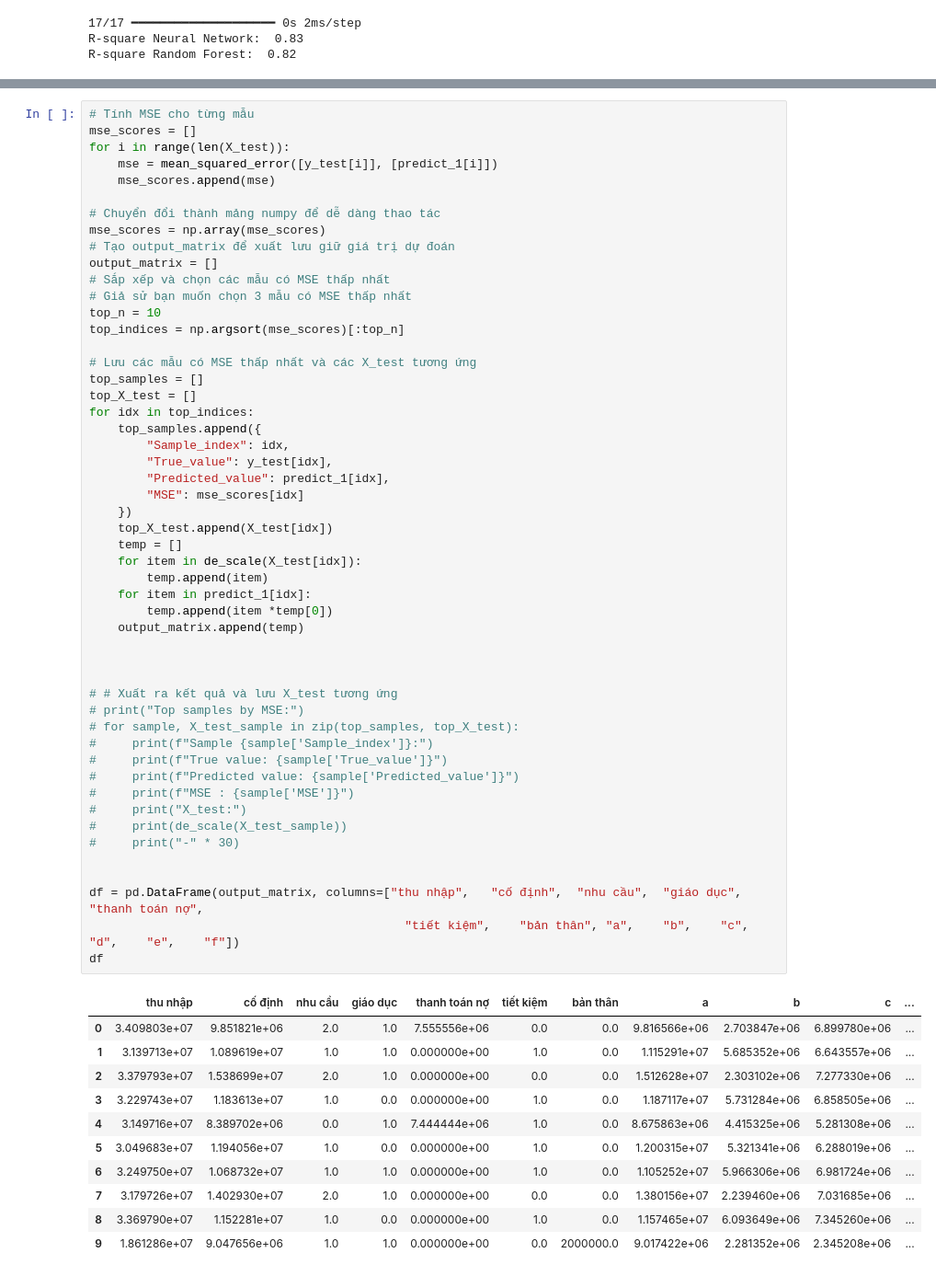
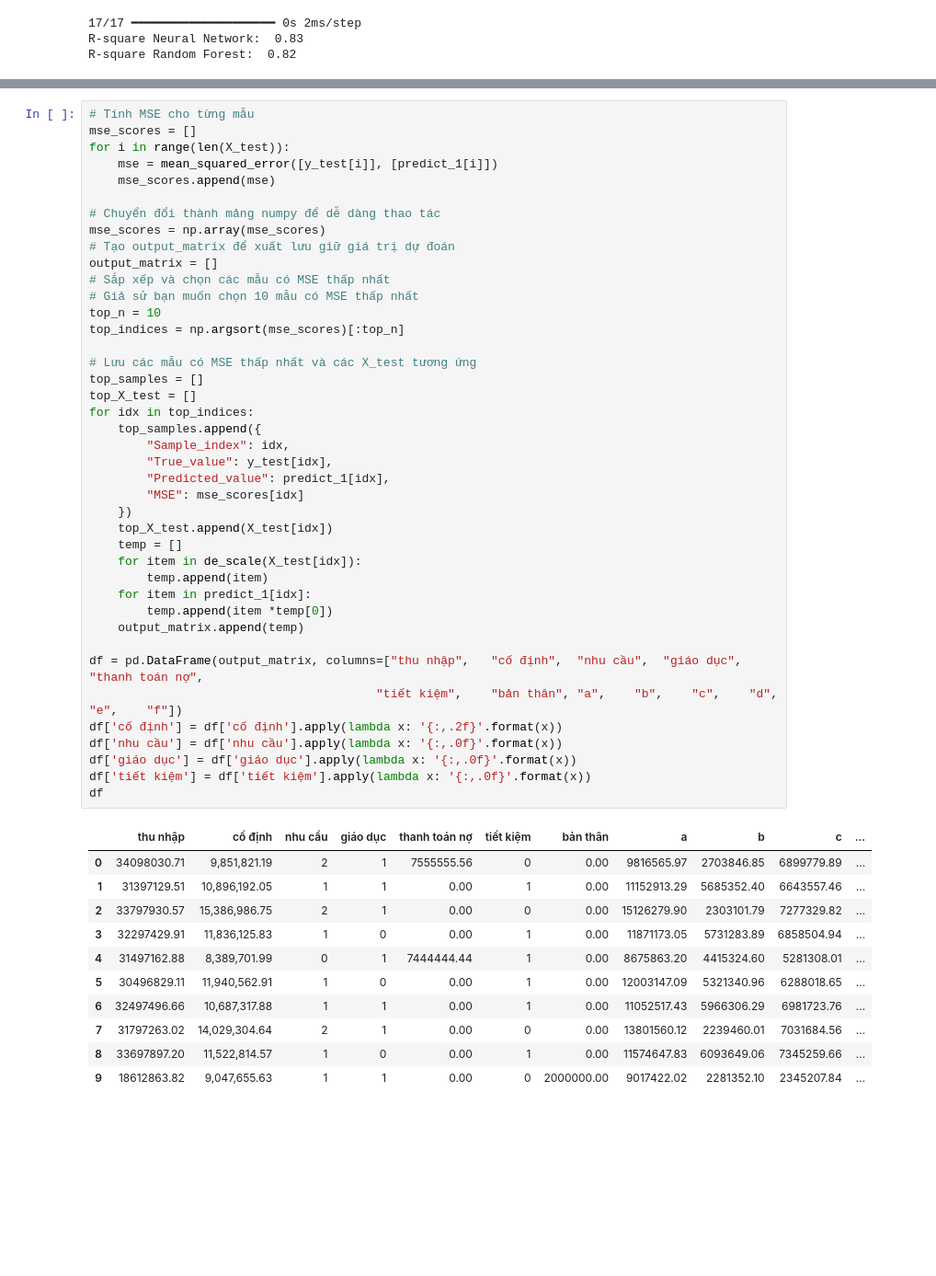
Before and after one commit to OnionSm/CS117.O22, a Jupyter notebook: implementation.ipynb, the cells around one changed output, grey strips where cells are left out. Shown at 92% size. Saved outputs shown, nothing was run; the diff lists cells and outputs as text; blank space fills up the shorter version.

```diff
--- a/implementation.ipynb
+++ b/implementation.ipynb
@@ -262,56 +294,46 @@ for i in range(len(X_test)):
 # Chuyển đổi thành mảng numpy để dễ dàng thao tác
 mse_scores = np.array(mse_scores)
 # Tạo output_matrix để xuất lưu giữ giá trị dự đoán
 output_matrix = []
 # Sắp xếp và chọn các mẫu có MSE thấp nhất
-# Giả sử bạn muốn chọn 3 mẫu có MSE thấp nhất
+# Giả sử bạn muốn chọn 10 mẫu có MSE thấp nhất
 top_n = 10
 top_indices = np.argsort(mse_scores)[:top_n]
 
 # Lưu các mẫu có MSE thấp nhất và các X_test tương ứng
 top_samples = []
 top_X_test = []
 for idx in top_indices:
     top_samples.append({
         "Sample_index": idx,
         "True_value": y_test[idx],
         "Predicted_value": predict_1[idx],
         "MSE": mse_scores[idx]
     })
     top_X_test.append(X_test[idx])
     temp = []
     for item in de_scale(X_test[idx]):
         temp.append(item)
     for item in predict_1[idx]:
         temp.append(item *temp[0])
     output_matrix.append(temp)
 
-
-
-# # Xuất ra kết quả và lưu X_test tương ứng
-# print("Top samples by MSE:")
-# for sample, X_test_sample in zip(top_samples, top_X_test):
-#     print(f"Sample {sample['Sample_index']}:")
-#     print(f"True value: {sample['True_value']}")
-#     print(f"Predicted value: {sample['Predicted_value']}")
-#     print(f"MSE : {sample['MSE']}")
-#     print("X_test:")
-#     print(de_scale(X_test_sample))
-#     print("-" * 30)
-
-
 df = pd.DataFrame(output_matrix, columns=["thu nhập",	"cố định",	"nhu cầu",	"giáo dục", "thanh toán nợ",
-                                          	"tiết kiệm",	"bản thân",	"a",	"b",	"c",	"d",	"e",	"f"])
+                                      	"tiết kiệm",	"bản thân",	"a",	"b",	"c",	"d",	"e",	"f"])
+df['cố định'] = df['cố định'].apply(lambda x: '{:,.2f}'.format(x))
+df['nhu cầu'] = df['nhu cầu'].apply(lambda x: '{:,.0f}'.format(x))
+df['giáo dục'] = df['giáo dục'].apply(lambda x: '{:,.0f}'.format(x))
+df['tiết kiệm'] = df['tiết kiệm'].apply(lambda x: '{:,.0f}'.format(x))
 df
 # %% [output]
 |  | thu nhập | cố định | nhu cầu | giáo dục | thanh toán nợ | tiết kiệm | bản thân | a | b | c | ... |
-| 0 | 3.409803e+07 | 9.851821e+06 | 2.0 | 1.0 | 7.555556e+06 | 0.0 | 0.0 | 9.816566e+06 | 2.703847e+06 | 6.899780e+06 | ... |
-| 1 | 3.139713e+07 | 1.089619e+07 | 1.0 | 1.0 | 0.000000e+00 | 1.0 | 0.0 | 1.115291e+07 | 5.685352e+06 | 6.643557e+06 | ... |
-| 2 | 3.379793e+07 | 1.538699e+07 | 2.0 | 1.0 | 0.000000e+00 | 0.0 | 0.0 | 1.512628e+07 | 2.303102e+06 | 7.277330e+06 | ... |
-| 3 | 3.229743e+07 | 1.183613e+07 | 1.0 | 0.0 | 0.000000e+00 | 1.0 | 0.0 | 1.187117e+07 | 5.731284e+06 | 6.858505e+06 | ... |
-| 4 | 3.149716e+07 | 8.389702e+06 | 0.0 | 1.0 | 7.444444e+06 | 1.0 | 0.0 | 8.675863e+06 | 4.415325e+06 | 5.281308e+06 | ... |
-| 5 | 3.049683e+07 | 1.194056e+07 | 1.0 | 0.0 | 0.000000e+00 | 1.0 | 0.0 | 1.200315e+07 | 5.321341e+06 | 6.288019e+06 | ... |
-| 6 | 3.249750e+07 | 1.068732e+07 | 1.0 | 1.0 | 0.000000e+00 | 1.0 | 0.0 | 1.105252e+07 | 5.966306e+06 | 6.981724e+06 | ... |
-| 7 | 3.179726e+07 | 1.402930e+07 | 2.0 | 1.0 | 0.000000e+00 | 0.0 | 0.0 | 1.380156e+07 | 2.239460e+06 | 7.031685e+06 | ... |
-| 8 | 3.369790e+07 | 1.152281e+07 | 1.0 | 0.0 | 0.000000e+00 | 1.0 | 0.0 | 1.157465e+07 | 6.093649e+06 | 7.345260e+06 | ... |
-| 9 | 1.861286e+07 | 9.047656e+06 | 1.0 | 1.0 | 0.000000e+00 | 0.0 | 2000000.0 | 9.017422e+06 | 2.281352e+06 | 2.345208e+06 | ... |
+| 0 | 34098030.71 | 9,851,821.19 | 2 | 1 | 7555555.56 | 0 | 0.00 | 9816565.97 | 2703846.85 | 6899779.89 | ... |
+| 1 | 31397129.51 | 10,896,192.05 | 1 | 1 | 0.00 | 1 | 0.00 | 11152913.29 | 5685352.40 | 6643557.46 | ... |
+| 2 | 33797930.57 | 15,386,986.75 | 2 | 1 | 0.00 | 0 | 0.00 | 15126279.90 | 2303101.79 | 7277329.82 | ... |
+| 3 | 32297429.91 | 11,836,125.83 | 1 | 0 | 0.00 | 1 | 0.00 | 11871173.05 | 5731283.89 | 6858504.94 | ... |
+| 4 | 31497162.88 | 8,389,701.99 | 0 | 1 | 7444444.44 | 1 | 0.00 | 8675863.20 | 4415324.60 | 5281308.01 | ... |
+| 5 | 30496829.11 | 11,940,562.91 | 1 | 0 | 0.00 | 1 | 0.00 | 12003147.09 | 5321340.96 | 6288018.65 | ... |
+| 6 | 32497496.66 | 10,687,317.88 | 1 | 1 | 0.00 | 1 | 0.00 | 11052517.43 | 5966306.29 | 6981723.76 | ... |
+| 7 | 31797263.02 | 14,029,304.64 | 2 | 1 | 0.00 | 0 | 0.00 | 13801560.12 | 2239460.01 | 7031684.56 | ... |
+| 8 | 33697897.20 | 11,522,814.57 | 1 | 0 | 0.00 | 1 | 0.00 | 11574647.83 | 6093649.06 | 7345259.66 | ... |
+| 9 | 18612863.82 | 9,047,655.63 | 1 | 1 | 0.00 | 0 | 2000000.00 | 9017422.02 | 2281352.10 | 2345207.84 | ... |
```
Also changed, not shown: parts of 12 cells of this notebook.
